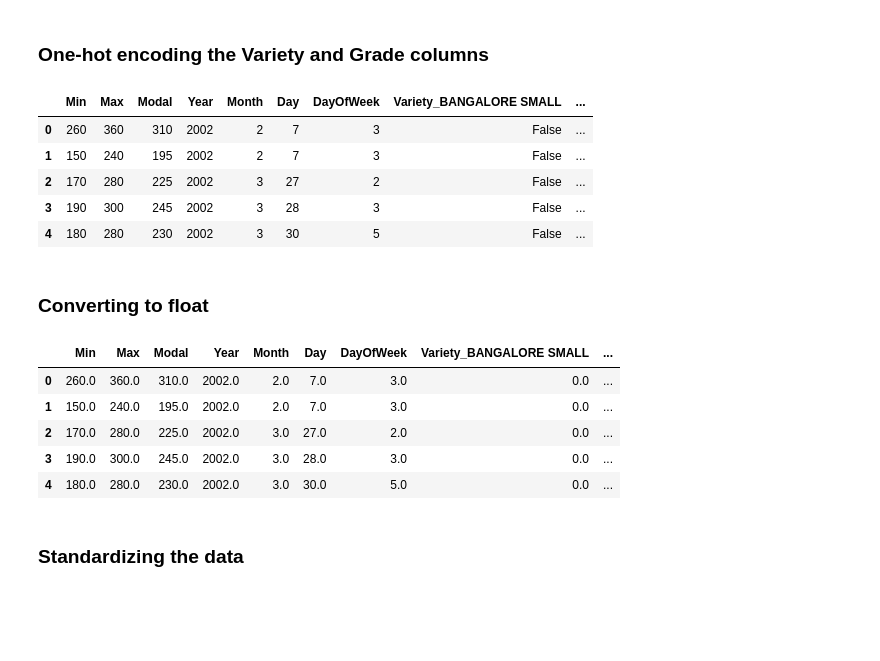
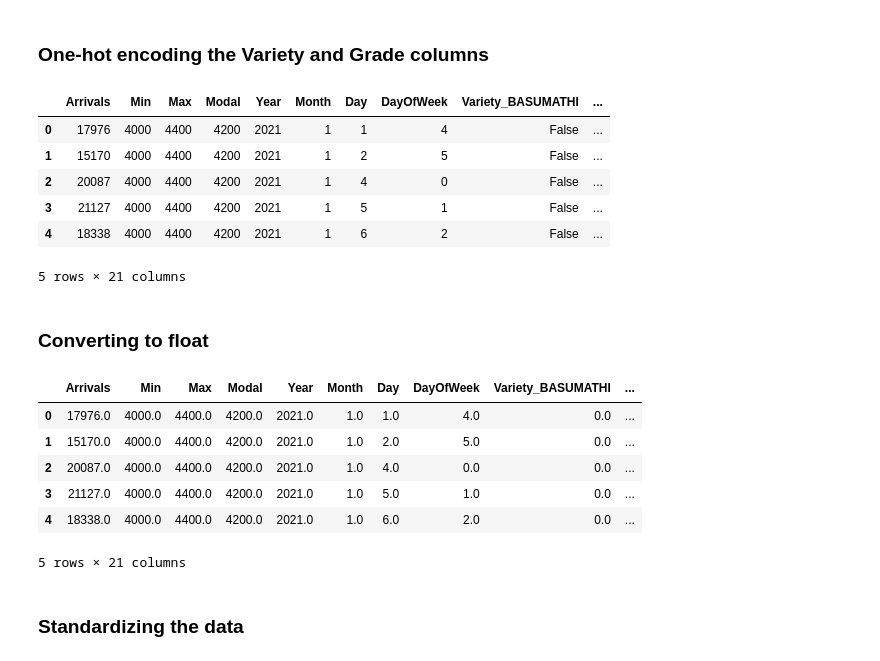
Before and after one commit to Tharun-v789/agripredict, a Jupyter notebook: Pre-processing.ipynb, the cells around one changed output. Cells and saved outputs as stored; diff of their text form; code cells hidden in the pictures; blank space fills up the shorter version.

```diff
--- a/Pre-processing.ipynb
+++ b/Pre-processing.ipynb
@@ -26,0 +79,3 @@ bengaluru_df.head()
+# %%
+rice_df = concat_data('RICE')
+rice_df.head()
@@ -186,14 +262,14 @@ def find_zscore(values):
     return np.abs(z_scores)
 
 def remove_outliers(df):
-    outlier_cols = ['Min', 'Max', 'Modal']
+    outlier_cols = ['Min', 'Max', 'Modal', 'Arrivals']
     for column in outlier_cols:
         z_scores = find_zscore(df[column])
         # Remove rows with z-score > 3
         df = df.iloc[np.where(z_scores < 3)]
     return df
 
-print("The number of rows before removing outliers are:", bengaluru_df.shape[0])
-bengaluru_df = remove_outliers(bengaluru_df)
-print("The number of rows after removing outliers are:", bengaluru_df.shape[0])
+print("The number of rows before removing outliers are:", rice_df.shape[0])
+rice_df = remove_outliers(rice_df)
+print("The number of rows after removing outliers are:", rice_df.shape[0])
 # %% [output]
@@ -208,7 +284,7 @@ def remove_abnormalities(df):
     df = df[df['Modal'] <= df['Max']]
     return df
 
-print("The number of rows before removing abnormalities are:", bengaluru_df.shape[0])
-bengaluru_df = remove_abnormalities(bengaluru_df)
-print("The number of rows after removing abnormalities are:", bengaluru_df.shape[0])
+print("The number of rows before removing abnormalities are:", rice_df.shape[0])
+rice_df = remove_abnormalities(rice_df)
+print("The number of rows after removing abnormalities are:", rice_df.shape[0])
 # %% [output]
@@ -222,6 +298,6 @@ def create_day_of_week(df):
     df['DayOfWeek'] = df['Year'].astype(str) + '-' + df['Month'].astype(str) + '-' + df['Day'].astype(str)
     df['DayOfWeek'] = pd.to_datetime(df['DayOfWeek']).dt.dayofweek
     return df
-bengaluru_df = create_day_of_week(bengaluru_df)
-bengaluru_df.head()
+rice_df = create_day_of_week(rice_df)
+rice_df.head()
 # %% [output]
@@ -237,31 +313,33 @@ bengaluru_df.head()
 ### One-hot encoding the Variety and Grade columns
 # %%
 def one_hot_encode(df):
-    categorical_cols = ["Variety", "Grade"]
+    categorical_cols = ["Variety", "Grade", "Market"]
     return pd.get_dummies(df, columns=categorical_cols, drop_first=False)
 
-bengaluru_df = one_hot_encode(bengaluru_df)
-bengaluru_df.head()
+rice_df = one_hot_encode(rice_df)
+rice_df.head()
 # %% [output]
-|  | Min | Max | Modal | Year | Month | Day | DayOfWeek | Variety_BANGALORE SMALL | ... |
-| 0 | 260 | 360 | 310 | 2002 | 2 | 7 | 3 | False | ... |
-| 1 | 150 | 240 | 195 | 2002 | 2 | 7 | 3 | False | ... |
-| 2 | 170 | 280 | 225 | 2002 | 3 | 27 | 2 | False | ... |
-| 3 | 190 | 300 | 245 | 2002 | 3 | 28 | 3 | False | ... |
-| 4 | 180 | 280 | 230 | 2002 | 3 | 30 | 5 | False | ... |
+|  | Arrivals | Min | Max | Modal | Year | Month | Day | DayOfWeek | Variety_BASUMATHI | ... |
+| 0 | 17976 | 4000 | 4400 | 4200 | 2021 | 1 | 1 | 4 | False | ... |
+| 1 | 15170 | 4000 | 4400 | 4200 | 2021 | 1 | 2 | 5 | False | ... |
+| 2 | 20087 | 4000 | 4400 | 4200 | 2021 | 1 | 4 | 0 | False | ... |
+| 3 | 21127 | 4000 | 4400 | 4200 | 2021 | 1 | 5 | 1 | False | ... |
+| 4 | 18338 | 4000 | 4400 | 4200 | 2021 | 1 | 6 | 2 | False | ... |
+5 rows × 21 columns
 # %% [markdown]
 ### Converting to float
 # %%
 # Converting to float
-bengaluru_df = bengaluru_df.astype(float)
-bengaluru_df.head()
+rice_df = rice_df.astype(float)
+rice_df.head()
 # %% [output]
-|  | Min | Max | Modal | Year | Month | Day | DayOfWeek | Variety_BANGALORE SMALL | ... |
-| 0 | 260.0 | 360.0 | 310.0 | 2002.0 | 2.0 | 7.0 | 3.0 | 0.0 | ... |
-| 1 | 150.0 | 240.0 | 195.0 | 2002.0 | 2.0 | 7.0 | 3.0 | 0.0 | ... |
-| 2 | 170.0 | 280.0 | 225.0 | 2002.0 | 3.0 | 27.0 | 2.0 | 0.0 | ... |
-| 3 | 190.0 | 300.0 | 245.0 | 2002.0 | 3.0 | 28.0 | 3.0 | 0.0 | ... |
-| 4 | 180.0 | 280.0 | 230.0 | 2002.0 | 3.0 | 30.0 | 5.0 | 0.0 | ... |
+|  | Arrivals | Min | Max | Modal | Year | Month | Day | DayOfWeek | Variety_BASUMATHI | ... |
+| 0 | 17976.0 | 4000.0 | 4400.0 | 4200.0 | 2021.0 | 1.0 | 1.0 | 4.0 | 0.0 | ... |
+| 1 | 15170.0 | 4000.0 | 4400.0 | 4200.0 | 2021.0 | 1.0 | 2.0 | 5.0 | 0.0 | ... |
+| 2 | 20087.0 | 4000.0 | 4400.0 | 4200.0 | 2021.0 | 1.0 | 4.0 | 0.0 | 0.0 | ... |
+| 3 | 21127.0 | 4000.0 | 4400.0 | 4200.0 | 2021.0 | 1.0 | 5.0 | 1.0 | 0.0 | ... |
+| 4 | 18338.0 | 4000.0 | 4400.0 | 4200.0 | 2021.0 | 1.0 | 6.0 | 2.0 | 0.0 | ... |
+5 rows × 21 columns
 # %% [markdown]
 ### Standardizing the data
 # %% [markdown]
```
Also changed, not shown: parts of 21 cells of this notebook, 5 other files.
